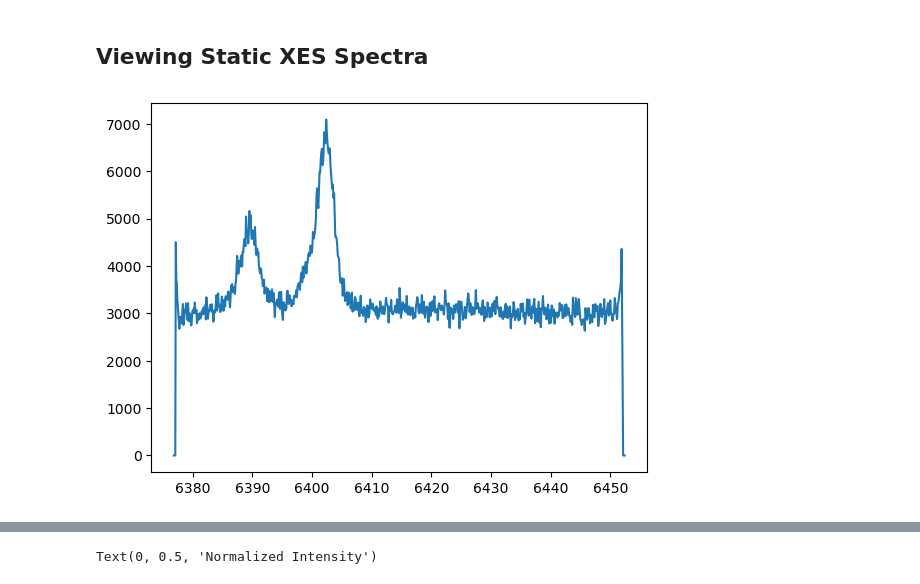
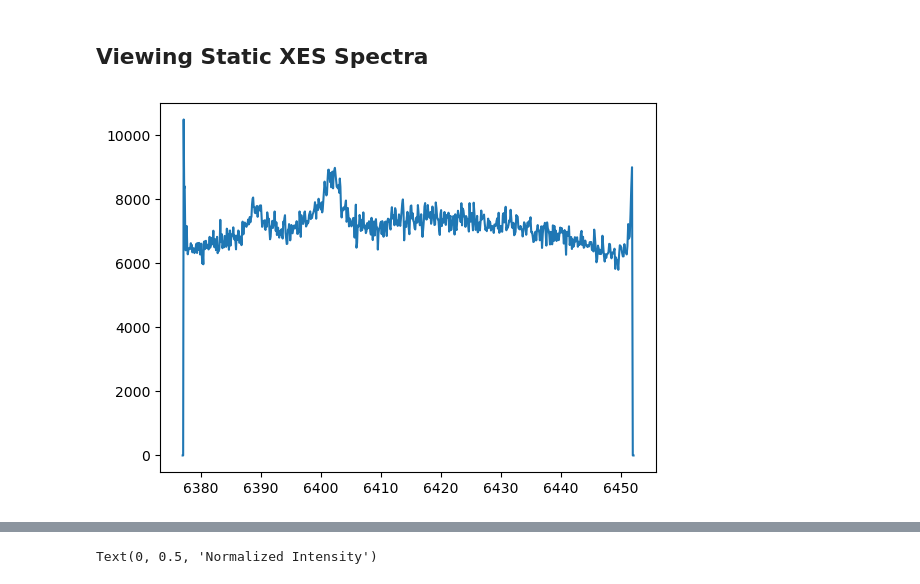
Before and after one commit to lg345/XSpect, a Jupyter notebook: XSpect_XES_mfx101080524.ipynb, the cells around one changed output, grey strips where cells are left out. Cells and saved outputs as stored; diff of their text form; code cells hidden in the pictures.

```diff
--- a/XSpect_XES_mfx101080524.ipynb
+++ b/XSpect_XES_mfx101080524.ipynb
@@ -27,37 +27,37 @@ import pickle
 # %%
 xes_experiment = XSpect.XSpect_Analysis.spectroscopy_experiment(hutch='mfx',experiment_id='mfx101080524',lcls_run=24)
 xes=XSpect.XSpect_Controller.XESBatchAnalysisRotation()
 keys=['ipm_dg2/sum']
 names=['ipm']
 xes.key_epix=['epix_1/ROI_0_area']
 xes.friendly_name_epix=['epix']
 xes.set_key_aliases(keys,names)
 xes.hitfind=True
 #xes.import_roi=[[0,-1]]
-xes.rois=[[98,113]]#Ka ROI
+xes.rois=[[89,105]]#Ka ROI
 #xes.rois=[[78,95]]#Kb ROI
-xes.add_filter('xray','ipm',1.0E2)
+#xes.add_filter('xray','ipm',1.0E2)
 #xes.add_filter('simultaneous','ipm',1.0E2)
 #xes.add_filter('laser','ipm',1.0E2)
 #xes.add_filter('simultaneous','ipm4',1.0E3)
 xes.adu_cutoff=3.0
-xes.angle=-2
+xes.angle=-1.0
 #xes.angle=0
 xes.transpose=False
 xes.pixels_to_patch=[351,352]#needed to change since detector is 90 degrees from standard. e.g. transposed above
 xes.patch_mode='polynomial'
 #xes.run_parser(['112-114','116-117','121-125','128-132'])
-xes.run_parser(['168-172 177-182'])
-xes.laser=True
+#xes.run_parser(['168-172 177-182'])
+xes.run_parser(['237-239'])
 xes.verbose=False
 start=time.time()
-xes.primary_analysis_parallel_range(4,xes_experiment,method=xes.primary_analysis_static,increment=2000,verbose=False)
+xes.primary_analysis_parallel_range(4,xes_experiment,method=xes.primary_analysis_static,increment=500,verbose=False)
 end=time.time()
 v=XSpect.XSpect_Visualization.XESVisualization()
 #v.combine_static_spectra(xes_analysis=xes,xes_key='epix_ROI_1')
 v.combine_static_spectra(xes_analysis=xes,xes_key='epix_ROI_1')
 v.make_energy_axis(A=42.75, R=250,  mm_per_pixel=0.05, d=0.981)
 plt.plot(v.energy,v.summed_xes)
 xes.aggregate_statistics()
 # %% [output]
-[figure, old version]
+[figure, new version]
```
Also changed, not shown: parts of 9 cells of this notebook.
